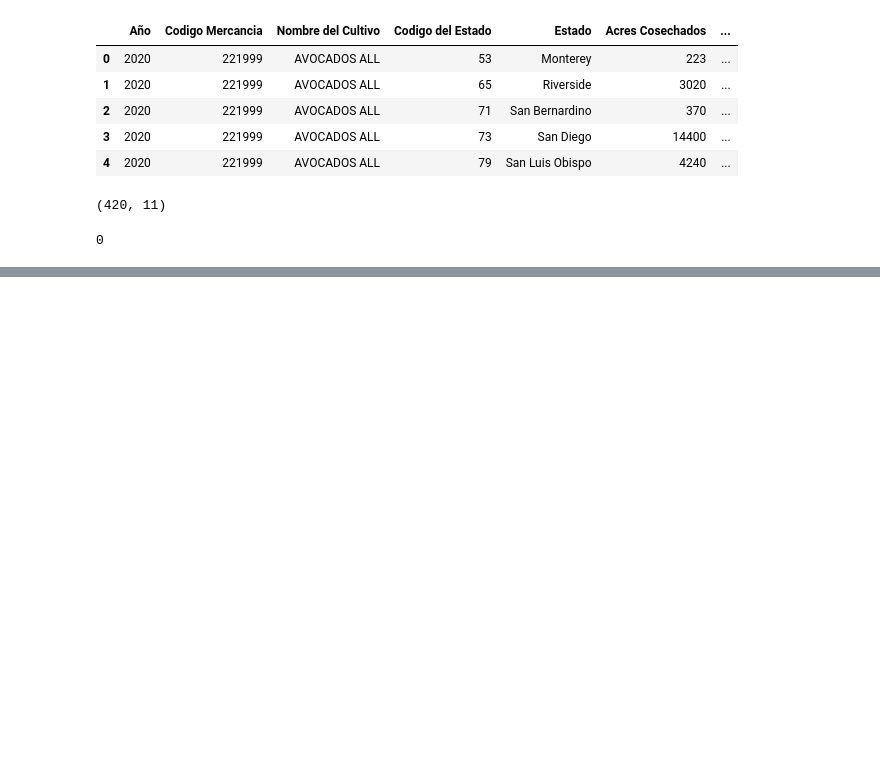
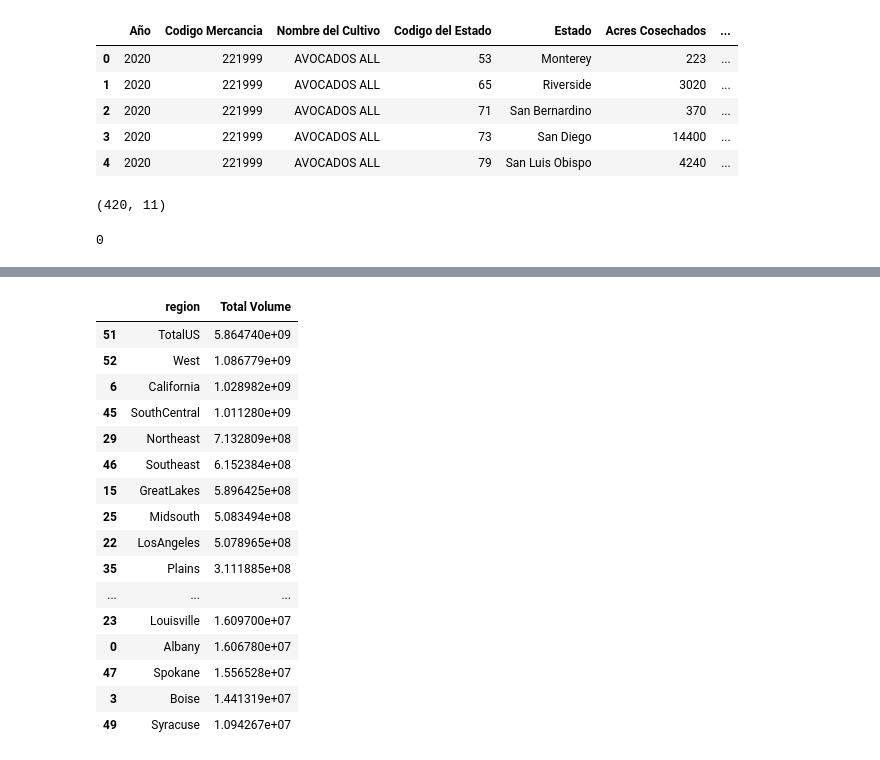
Before and after one commit to Animorales/PairProgramming-DA-3-Sprint2, a Jupyter notebook: eda_avocados.ipynb, the cells around one changed output, grey strips where cells are left out. Saved outputs shown, nothing was run; the diff lists cells and outputs as text; code cells hidden in the pictures; blank space fills up the shorter version.

```diff
--- a/eda_avocados.ipynb
+++ b/eda_avocados.ipynb
@@ -108,0 +141,20 @@ df.to_csv("aguacate_limpio.csv", index=False)
+# %%
+df2.groupby("region")["Total Volume"].sum().reset_index().sort_values(by="Total Volume", ascending=False)
+# %% [output]
+|  | region | Total Volume |
+| 51 | TotalUS | 5.864740e+09 |
+| 52 | West | 1.086779e+09 |
+| 6 | California | 1.028982e+09 |
+| 45 | SouthCentral | 1.011280e+09 |
+| 29 | Northeast | 7.132809e+08 |
+| 46 | Southeast | 6.152384e+08 |
+| 15 | GreatLakes | 5.896425e+08 |
+| 25 | Midsouth | 5.083494e+08 |
+| 22 | LosAngeles | 5.078965e+08 |
+| 35 | Plains | 3.111885e+08 |
+| ... | ... | ... |
+| 23 | Louisville | 1.609700e+07 |
+| 0 | Albany | 1.606780e+07 |
+| 47 | Spokane | 1.556528e+07 |
+| 3 | Boise | 1.441319e+07 |
+| 49 | Syracuse | 1.094267e+07 |
```
Also changed, not shown: parts of 30 cells of this notebook, 3 other files.
